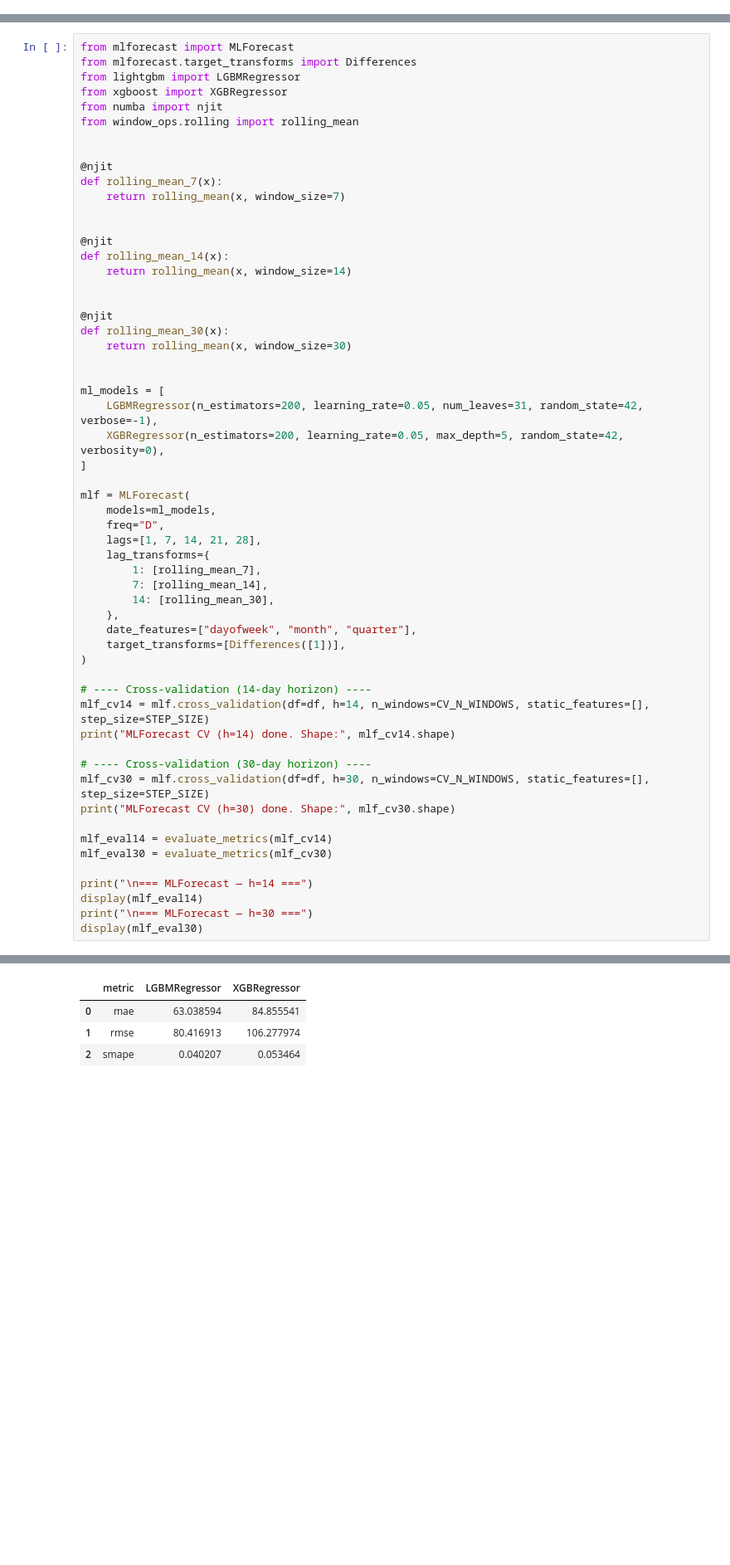
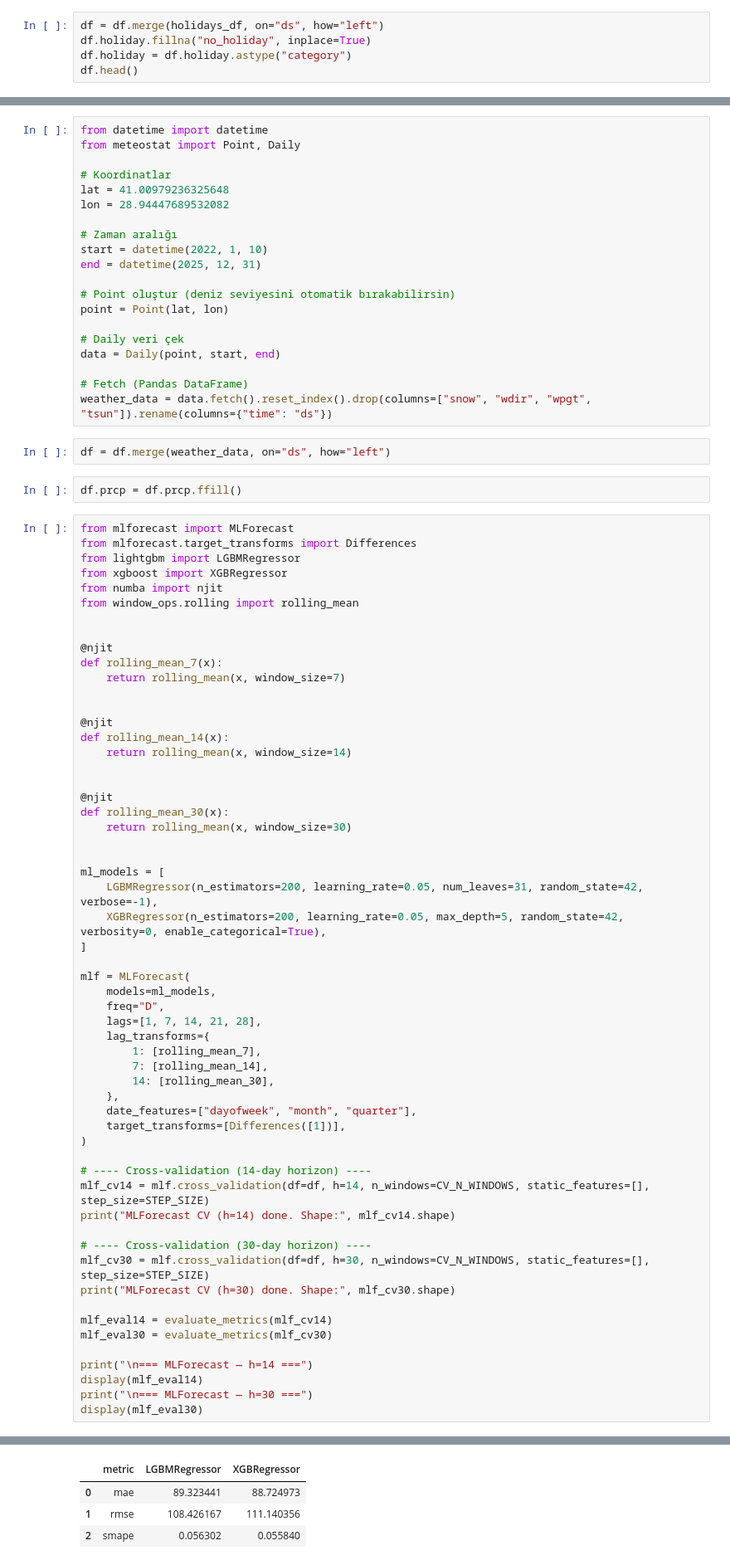
Before and after one commit to Eneskoser/patient_count_forecasting, a Jupyter notebook: forecasting.ipynb, the cells around one changed output, grey strips where cells are left out. Shown at 83% size. Drawn from its saved outputs; the diff is of its cells as text; blank space fills up the shorter version.

```diff
--- a/forecasting.ipynb
+++ b/forecasting.ipynb
@@ -151,0 +160,5 @@ Model columns: ['Naive', 'SeasonalNaive', 'WindowAverage', 'AutoARIMA']
+# %%
+df = df.merge(holidays_df, on="ds", how="left")
+df.holiday.fillna("no_holiday", inplace=True)
+df.holiday = df.holiday.astype("category")
+df.head()
@@ -152,3 +172,27 @@ Model columns: ['Naive', 'SeasonalNaive', 'WindowAverage', 'AutoARIMA']
+# %%
+from datetime import datetime
+from meteostat import Point, Daily
+
+# Koordinatlar
+lat = 41.00979236325648
+lon = 28.94447689532082
+
+# Zaman aralığı
+start = datetime(2022, 1, 10)
+end = datetime(2025, 12, 31)
+
+# Point oluştur (deniz seviyesini otomatik bırakabilirsin)
+point = Point(lat, lon)
+
+# Daily veri çek
+data = Daily(point, start, end)
+
+# Fetch (Pandas DataFrame)
+weather_data = data.fetch().reset_index().drop(columns=["snow", "wdir", "wpgt", "tsun"]).rename(columns={"time": "ds"})
+# %%
+df = df.merge(weather_data, on="ds", how="left")
+# %%
+df.prcp = df.prcp.ffill()
 # %%
 from mlforecast import MLForecast
 from mlforecast.target_transforms import Differences
@@ -175,7 +219,7 @@ def rolling_mean_30(x):
 
 ml_models = [
     LGBMRegressor(n_estimators=200, learning_rate=0.05, num_leaves=31, random_state=42, verbose=-1),
-    XGBRegressor(n_estimators=200, learning_rate=0.05, max_depth=5, random_state=42, verbosity=0),
+    XGBRegressor(n_estimators=200, learning_rate=0.05, max_depth=5, random_state=42, verbosity=0, enable_categorical=True),
 ]
 
 mlf = MLForecast(
@@ -185,35 +229,35 @@ mlf = MLForecast(
     lag_transforms={
         1: [rolling_mean_7],
         7: [rolling_mean_14],
         14: [rolling_mean_30],
     },
     date_features=["dayofweek", "month", "quarter"],
     target_transforms=[Differences([1])],
 )
 
 # ---- Cross-validation (14-day horizon) ----
 mlf_cv14 = mlf.cross_validation(df=df, h=14, n_windows=CV_N_WINDOWS, static_features=[], step_size=STEP_SIZE)
 print("MLForecast CV (h=14) done. Shape:", mlf_cv14.shape)
 
 # ---- Cross-validation (30-day horizon) ----
 mlf_cv30 = mlf.cross_validation(df=df, h=30, n_windows=CV_N_WINDOWS, static_features=[], step_size=STEP_SIZE)
 print("MLForecast CV (h=30) done. Shape:", mlf_cv30.shape)
 
 mlf_eval14 = evaluate_metrics(mlf_cv14)
 mlf_eval30 = evaluate_metrics(mlf_cv30)
 
 print("\n=== MLForecast — h=14 ===")
 display(mlf_eval14)
 print("\n=== MLForecast — h=30 ===")
 display(mlf_eval30)
 # %% [output]
 MLForecast CV (h=14) done. Shape: (56, 6)
 MLForecast CV (h=30) done. Shape: (120, 6)
 
 === MLForecast — h=14 ===
 |  | metric | LGBMRegressor | XGBRegressor |
-| 0 | mae | 63.038594 | 84.855541 |
-| 1 | rmse | 80.416913 | 106.277974 |
-| 2 | smape | 0.040207 | 0.053464 |
+| 0 | mae | 89.323441 | 88.724973 |
+| 1 | rmse | 108.426167 | 111.140356 |
+| 2 | smape | 0.056302 | 0.055840 |
 === MLForecast — h=30 ===
 |  | metric | LGBMRegressor | XGBRegressor |
```
Also changed, not shown: parts of 9 cells of this notebook, 2 other files.
